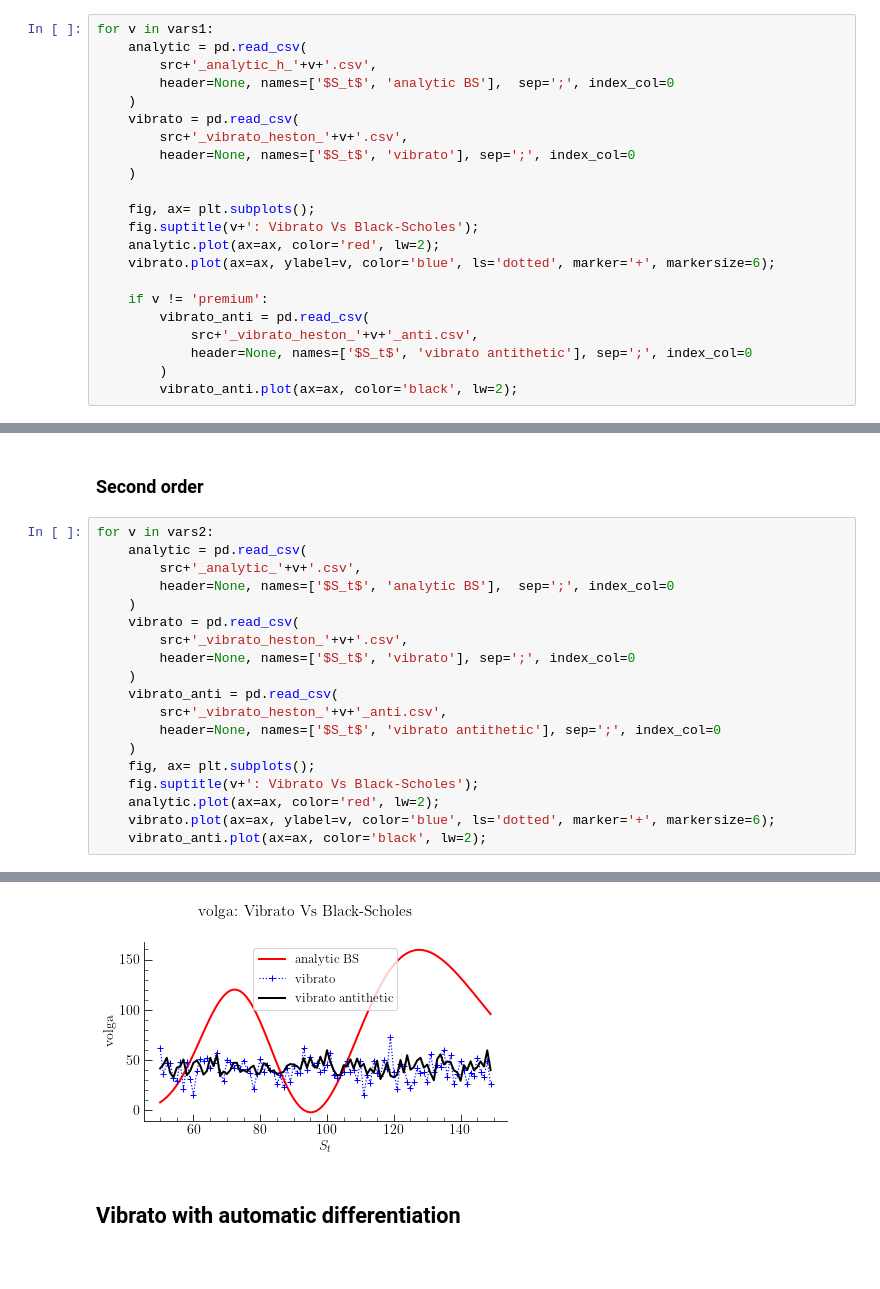
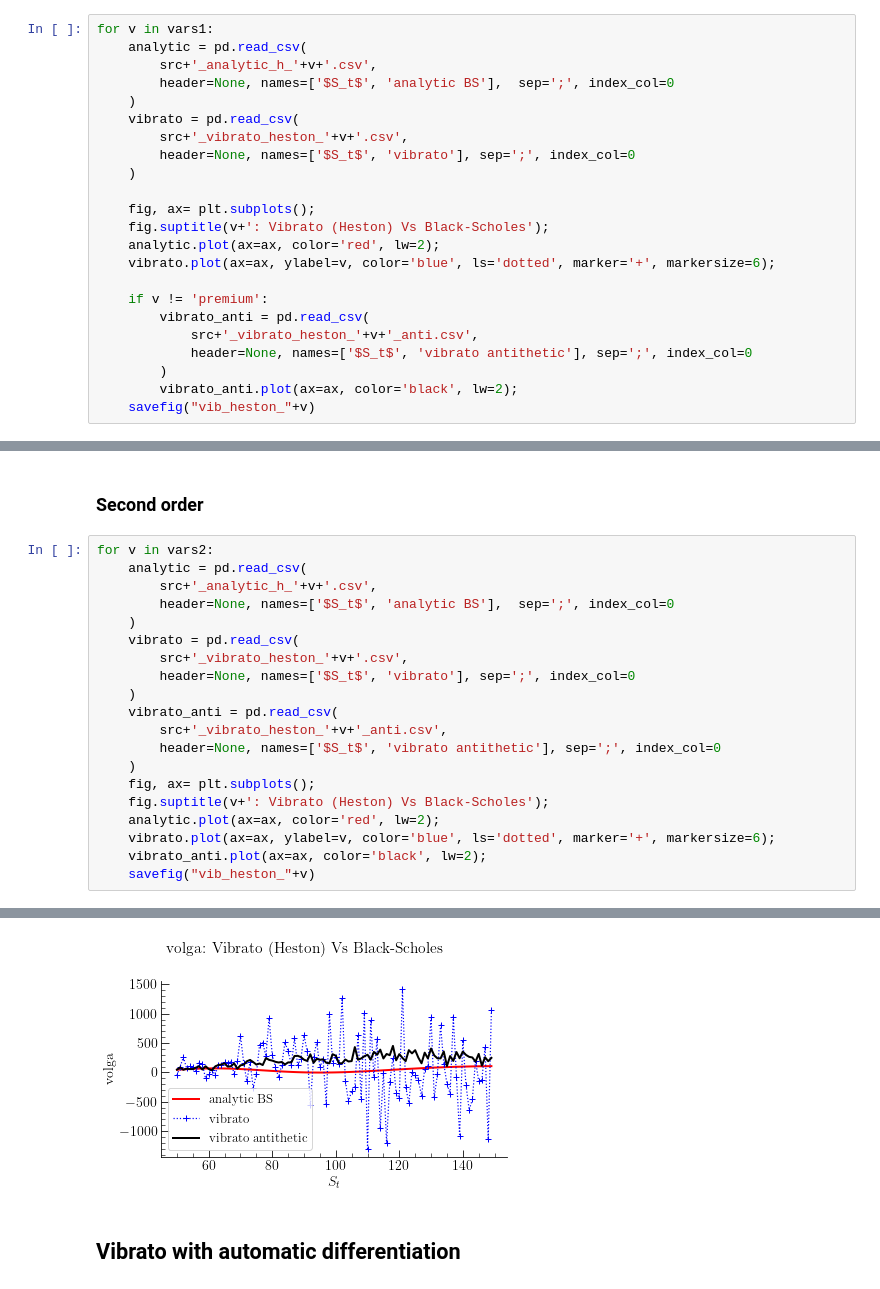
Before and after one commit to axeh101/vibrato-mc, a Jupyter notebook: src/python/heston-plots.ipynb, the cells around one changed output, grey strips where cells are left out. Cells and saved outputs as stored; diff of their text form.

Commit message:
update outputs and plots

```diff
--- a/src/python/heston-plots.ipynb
+++ b/src/python/heston-plots.ipynb
@@ -50,7 +50,7 @@ for v in vars1:
     )
 
     fig, ax= plt.subplots();
-    fig.suptitle(v+': Vibrato Vs Black-Scholes');
+    fig.suptitle(v+': Vibrato (Heston) Vs Black-Scholes');
     analytic.plot(ax=ax, color='red', lw=2);
     vibrato.plot(ax=ax, ylabel=v, color='blue', ls='dotted', marker='+', markersize=6);
 
@@ -60,4 +60,5 @@ for v in vars1:
             header=None, names=['$S_t$', 'vibrato antithetic'], sep=';', index_col=0
         )
         vibrato_anti.plot(ax=ax, color='black', lw=2);
+    savefig("vib_heston_"+v)
 # %% [output]
@@ -67,7 +71,7 @@ FileNotFoundError: [Errno 2] No such file or directory: 'datasets/call_analytic_
 # %%
 for v in vars2:
     analytic = pd.read_csv(
-        src+'_analytic_'+v+'.csv',
+        src+'_analytic_h_'+v+'.csv',
         header=None, names=['$S_t$', 'analytic BS'],  sep=';', index_col=0
     )
     vibrato = pd.read_csv(
@@ -79,8 +83,9 @@ for v in vars2:
         header=None, names=['$S_t$', 'vibrato antithetic'], sep=';', index_col=0
     )
     fig, ax= plt.subplots();
-    fig.suptitle(v+': Vibrato Vs Black-Scholes');
+    fig.suptitle(v+': Vibrato (Heston) Vs Black-Scholes');
     analytic.plot(ax=ax, color='red', lw=2);
     vibrato.plot(ax=ax, ylabel=v, color='blue', ls='dotted', marker='+', markersize=6);
     vibrato_anti.plot(ax=ax, color='black', lw=2);
+    savefig("vib_heston_"+v)
 # %% [output]
@@ -89,4 +94,4 @@ for v in vars2:
-[figure, old version]
+[figure, new version]
 # %% [markdown]
 ## Vibrato with automatic differentiation
 # %%
```
Also changed, not shown: parts of 5 cells of this notebook, 4 other files.
